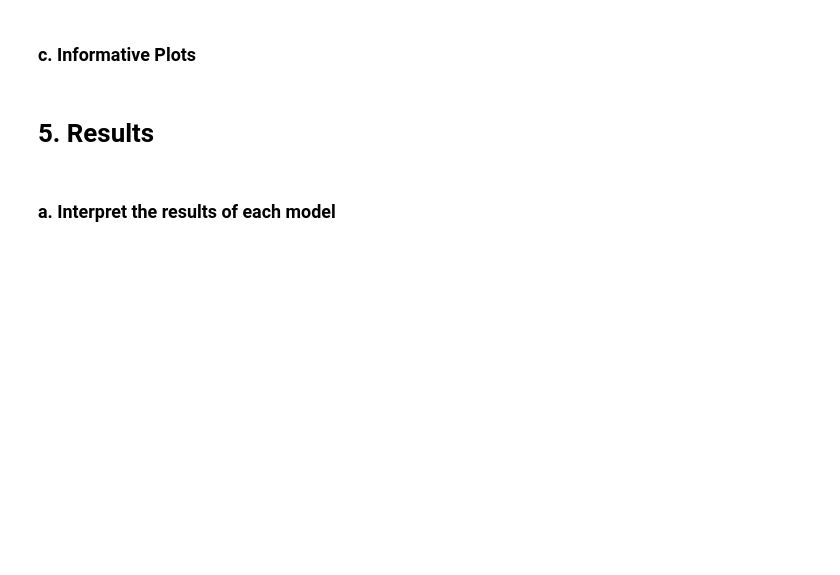
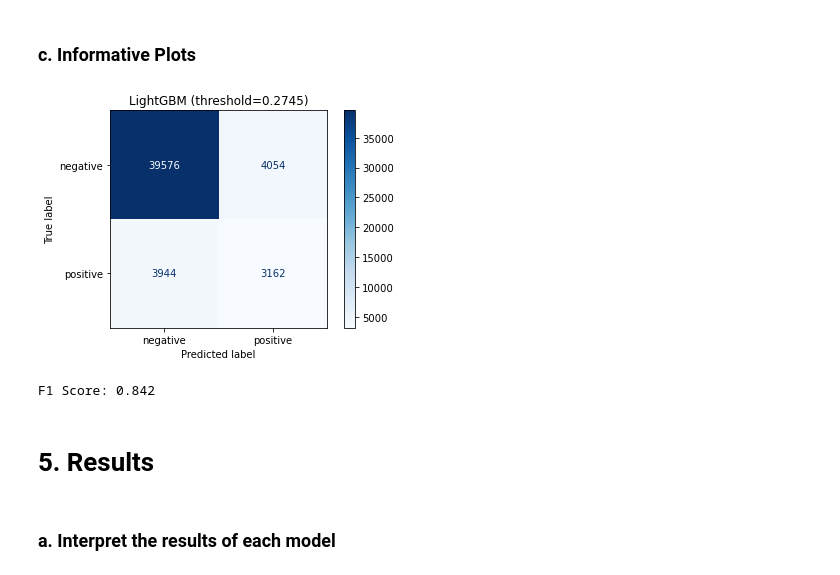
Before and after one commit to arianarosario/DFA-project, a Jupyter notebook: deliverable.ipynb, the cells around one changed output. Cells and saved outputs as stored; diff of their text form; code cells hidden in the pictures; blank space fills up the shorter version.

```diff
--- a/deliverable.ipynb
+++ b/deliverable.ipynb
@@ -1148,3 +1225,16 @@ plt.show()
+# %%
+cm = confusion_matrix(y_test, y_test_pred, labels=[0, 1])
+disp = ConfusionMatrixDisplay(confusion_matrix=cm, display_labels=['negative', 'positive'])
+disp = disp.plot(cmap=plt.cm.Blues,values_format='g')
+# disp.plot()
+plt.title(f'LightGBM (threshold={round(threshold, 4)})')
+plt.show()
+# calculate score
+score = f1_score(y_test, y_test_pred, average='micro')
+print('F1 Score: %.3f' % score)
+# %% [output]
+[figure, added]
+F1 Score: 0.842
 # %% [markdown]
 # 5. Results
 # %% [markdown]
```
Also changed, not shown: parts of 16 cells of this notebook.
